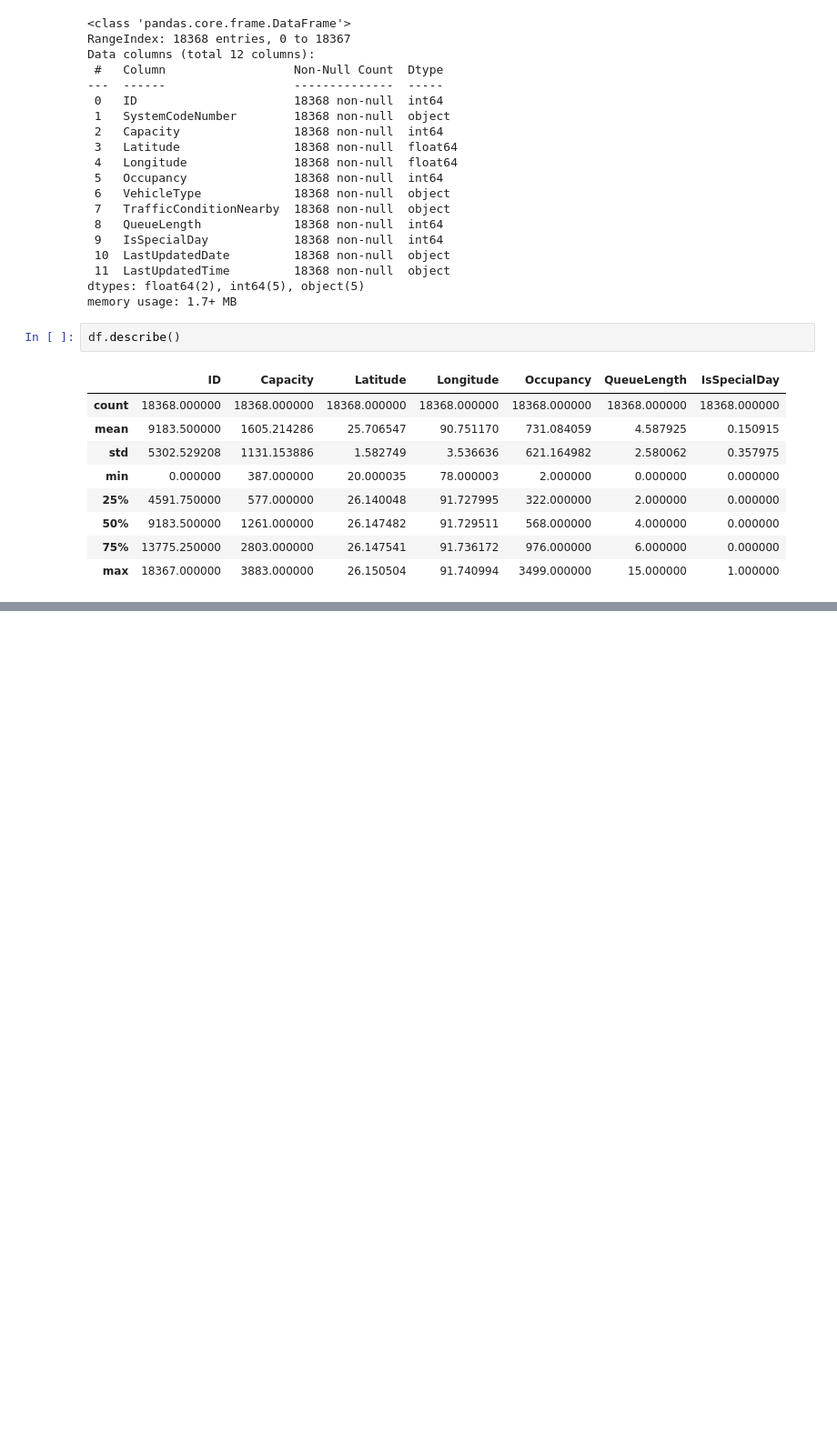
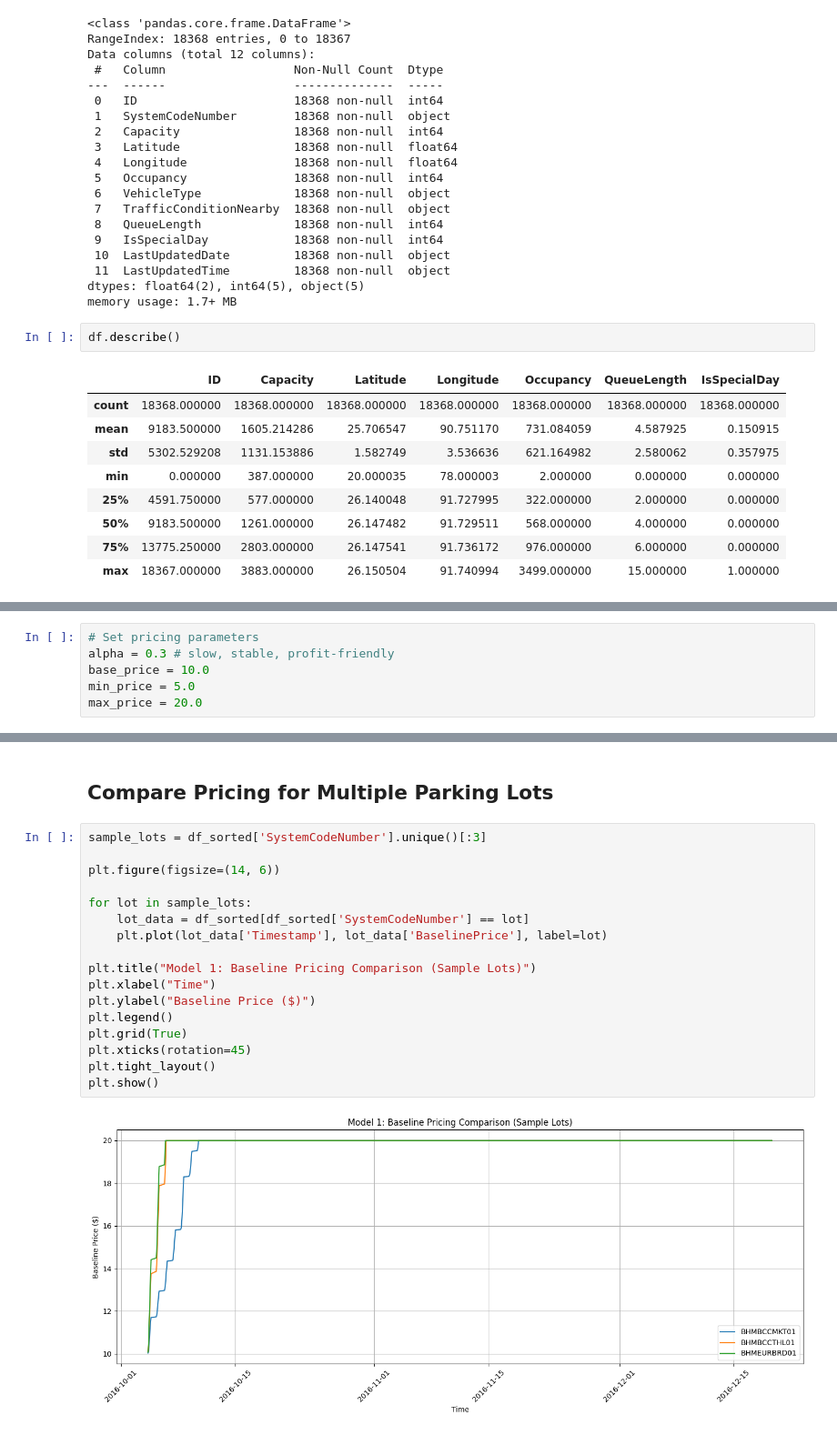
Before and after one commit to MrRogueKnight/Capstone-Project-of-Summer-Analytics-2025, a Jupyter notebook: dynamic-pricing-for-urban-parking-lots.ipynb, the cells around one changed output, grey strips where cells are left out. Shown at 91% size. Cells and saved outputs as stored; diff of their text form; blank space fills up the shorter version.

```diff
--- a/dynamic-pricing-for-urban-parking-lots.ipynb
+++ b/dynamic-pricing-for-urban-parking-lots.ipynb
@@ -135,0 +174,6 @@ df.describe()
+# %%
+# Set pricing parameters
+alpha = 0.3 # slow, stable, profit-friendly
+base_price = 10.0
+min_price = 5.0
+max_price = 20.0
@@ -135,0 +262,21 @@ df.describe()
+# %% [markdown]
+## Compare Pricing for Multiple Parking Lots
+# %%
+sample_lots = df_sorted['SystemCodeNumber'].unique()[:3]
+
+plt.figure(figsize=(14, 6))
+
+for lot in sample_lots:
+    lot_data = df_sorted[df_sorted['SystemCodeNumber'] == lot]
+    plt.plot(lot_data['Timestamp'], lot_data['BaselinePrice'], label=lot)
+
+plt.title("Model 1: Baseline Pricing Comparison (Sample Lots)")
+plt.xlabel("Time")
+plt.ylabel("Baseline Price ($)")
+plt.legend()
+plt.grid(True)
+plt.xticks(rotation=45)
+plt.tight_layout()
+plt.show()
+# %% [output]
+[figure, added]
```
Also changed, not shown: parts of 25 cells of this notebook.
